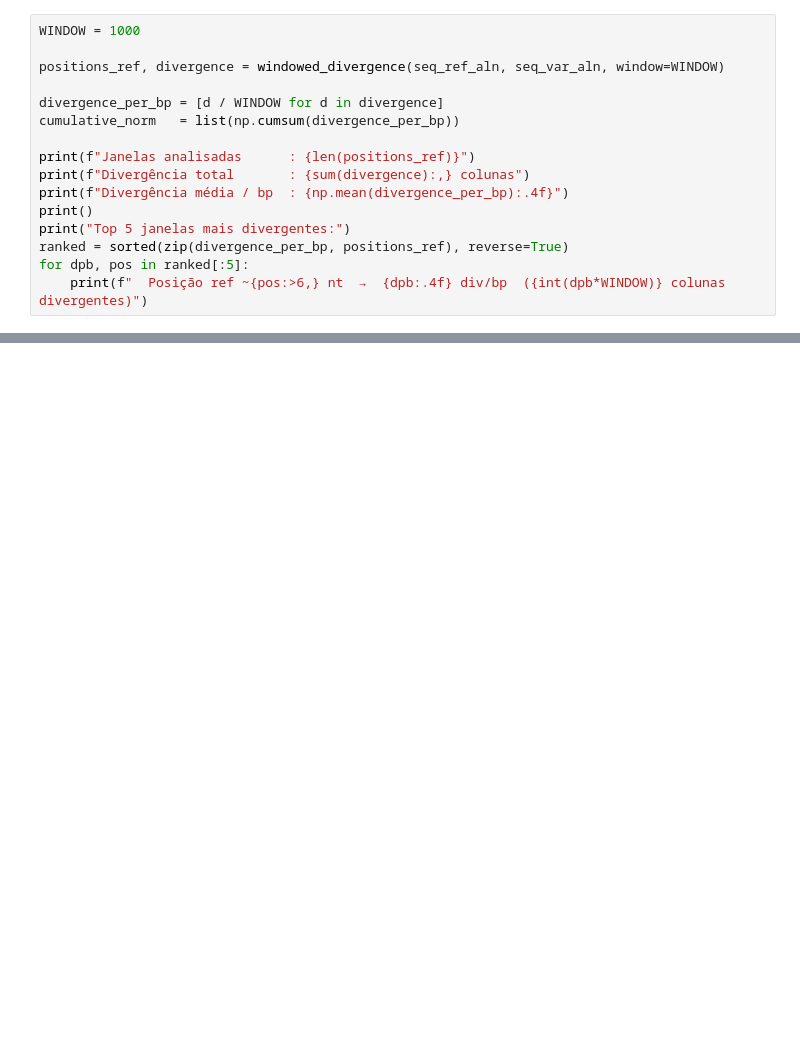
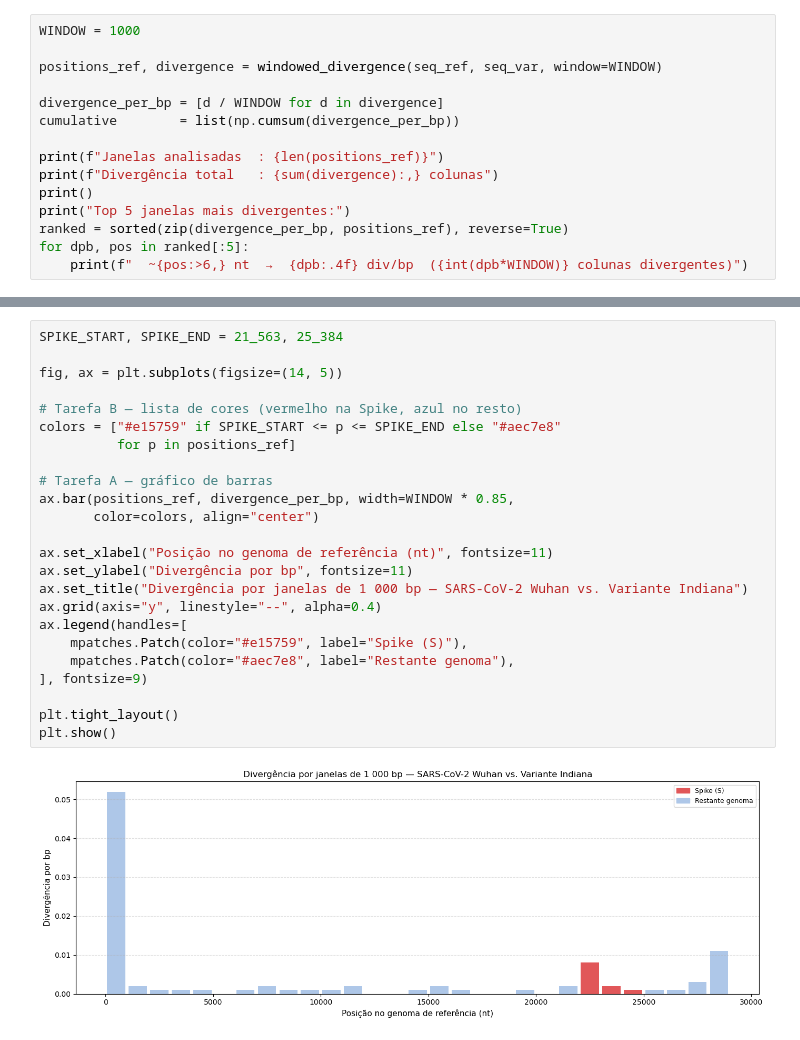
Before and after one commit to amarcos20/projeto_investigacao_algoritmos, a Jupyter notebook: code/Kinda_expected_ results.ipynb, the cells around one changed output, grey strips where cells are left out. Drawn from its saved outputs; the diff is of its cells as text; blank space fills up the shorter version.

```diff
--- a/code/Kinda_expected_ results.ipynb
+++ b/code/Kinda_expected_ results.ipynb
@@ -108,16 +163,15 @@ print(f"  Gaps na variante          : {seq_var_aln.count('-'):,}")
 # %%
 WINDOW = 1000
 
-positions_ref, divergence = windowed_divergence(seq_ref_aln, seq_var_aln, window=WINDOW)
+positions_ref, divergence = windowed_divergence(seq_ref, seq_var, window=WINDOW)
 
 divergence_per_bp = [d / WINDOW for d in divergence]
-cumulative_norm   = list(np.cumsum(divergence_per_bp))
+cumulative        = list(np.cumsum(divergence_per_bp))
 
-print(f"Janelas analisadas      : {len(positions_ref)}")
-print(f"Divergência total       : {sum(divergence):,} colunas")
-print(f"Divergência média / bp  : {np.mean(divergence_per_bp):.4f}")
+print(f"Janelas analisadas  : {len(positions_ref)}")
+print(f"Divergência total   : {sum(divergence):,} colunas")
 print()
 print("Top 5 janelas mais divergentes:")
 ranked = sorted(zip(divergence_per_bp, positions_ref), reverse=True)
 for dpb, pos in ranked[:5]:
-    print(f"  Posição ref ~{pos:>6,} nt  →  {dpb:.4f} div/bp  ({int(dpb*WINDOW)} colunas divergentes)")
+    print(f"  ~{pos:>6,} nt  →  {dpb:.4f} div/bp  ({int(dpb*WINDOW)} colunas divergentes)")
@@ -125,0 +194,26 @@ for dpb, pos in ranked[:5]:
+# %%
+SPIKE_START, SPIKE_END = 21_563, 25_384
+
+fig, ax = plt.subplots(figsize=(14, 5))
+
+# Tarefa B — lista de cores (vermelho na Spike, azul no resto)
+colors = ["#e15759" if SPIKE_START <= p <= SPIKE_END else "#aec7e8"
+          for p in positions_ref]
+
+# Tarefa A — gráfico de barras
+ax.bar(positions_ref, divergence_per_bp, width=WINDOW * 0.85,
+       color=colors, align="center")
+
+ax.set_xlabel("Posição no genoma de referência (nt)", fontsize=11)
+ax.set_ylabel("Divergência por bp", fontsize=11)
+ax.set_title("Divergência por janelas de 1 000 bp — SARS-CoV-2 Wuhan vs. Variante Indiana")
+ax.grid(axis="y", linestyle="--", alpha=0.4)
+ax.legend(handles=[
+    mpatches.Patch(color="#e15759", label="Spike (S)"),
+    mpatches.Patch(color="#aec7e8", label="Restante genoma"),
+], fontsize=9)
+
+plt.tight_layout()
+plt.show()
+# %% [output]
+[figure, added]
```
Also changed, not shown: parts of 23 cells of this notebook, 2 other files.
